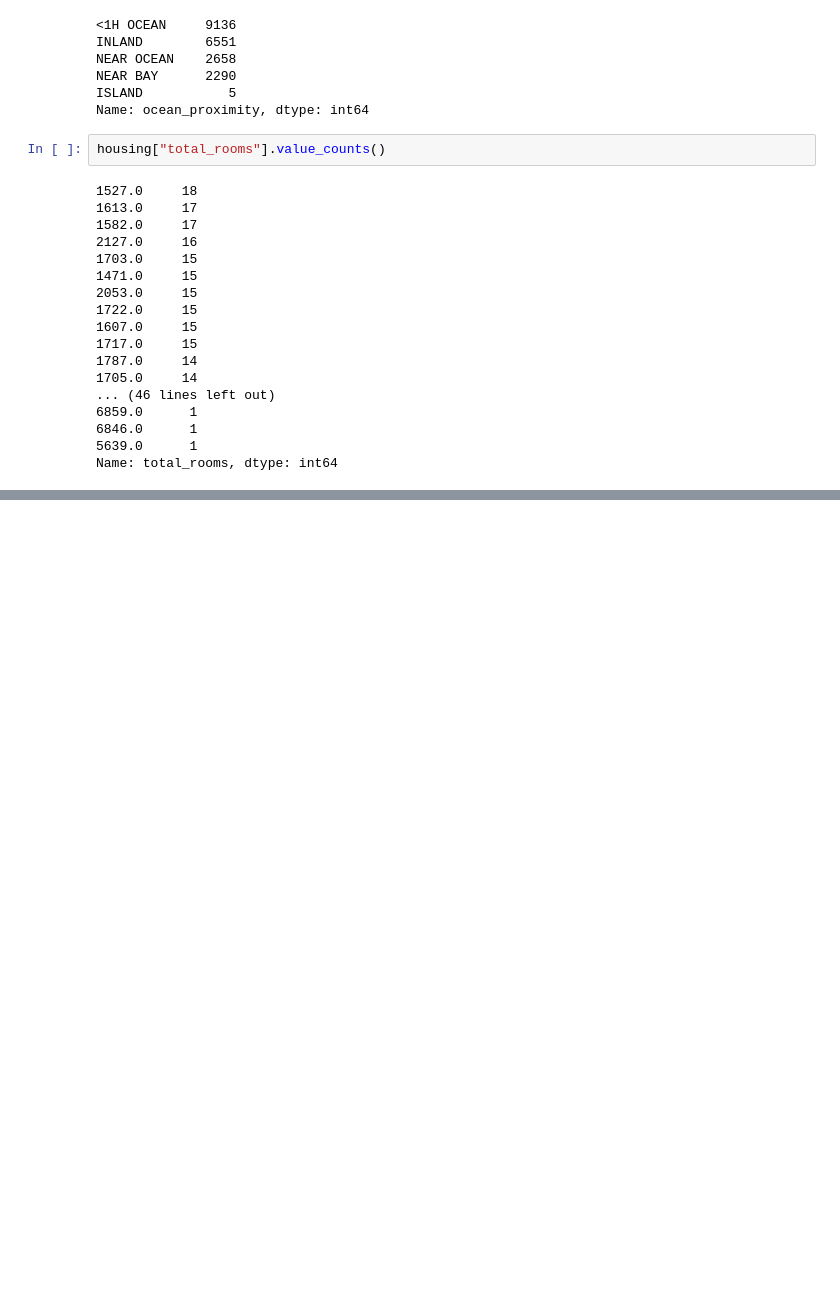
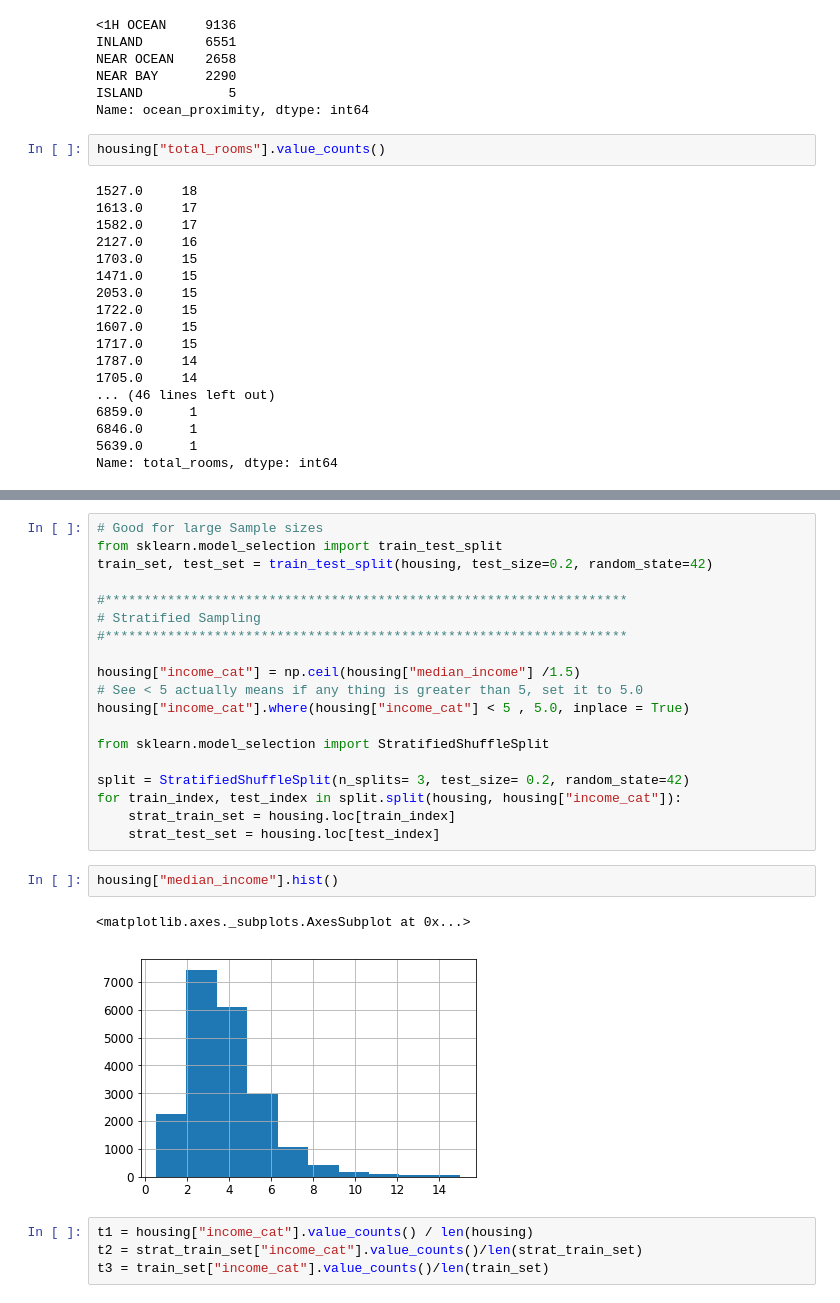
Before and after one commit to Praveen-Gupta/handson-ml, a Jupyter notebook: CH_02_Housing.ipynb, the cells around one changed output, grey strips where cells are left out. Saved outputs shown, nothing was run; the diff lists cells and outputs as text; blank space fills up the shorter version.

```diff
--- a/CH_02_Housing.ipynb
+++ b/CH_02_Housing.ipynb
@@ -83,0 +117,28 @@ housing.describe()
+# %%
+# Good for large Sample sizes
+from sklearn.model_selection import train_test_split
+train_set, test_set = train_test_split(housing, test_size=0.2, random_state=42)
+
+#*******************************************************************
+# Stratified Sampling
+#*******************************************************************
+
+housing["income_cat"] = np.ceil(housing["median_income"] /1.5)
+# See < 5 actually means if any thing is greater than 5, set it to 5.0
+housing["income_cat"].where(housing["income_cat"] < 5 , 5.0, inplace = True)
+
+from sklearn.model_selection import StratifiedShuffleSplit
+
+split = StratifiedShuffleSplit(n_splits= 3, test_size= 0.2, random_state=42)
+for train_index, test_index in split.split(housing, housing["income_cat"]):
+    strat_train_set = housing.loc[train_index]
+    strat_test_set = housing.loc[test_index]
+# %%
+housing["median_income"].hist()
+# %% [output]
+<matplotlib.axes._subplots.AxesSubplot at 0x...>
+[figure, added]
+# %%
+t1 = housing["income_cat"].value_counts() / len(housing)
+t2 = strat_train_set["income_cat"].value_counts()/len(strat_train_set)
+t3 = train_set["income_cat"].value_counts()/len(train_set)
```
Also changed, not shown: parts of 96 cells of this notebook, 2 other files.
